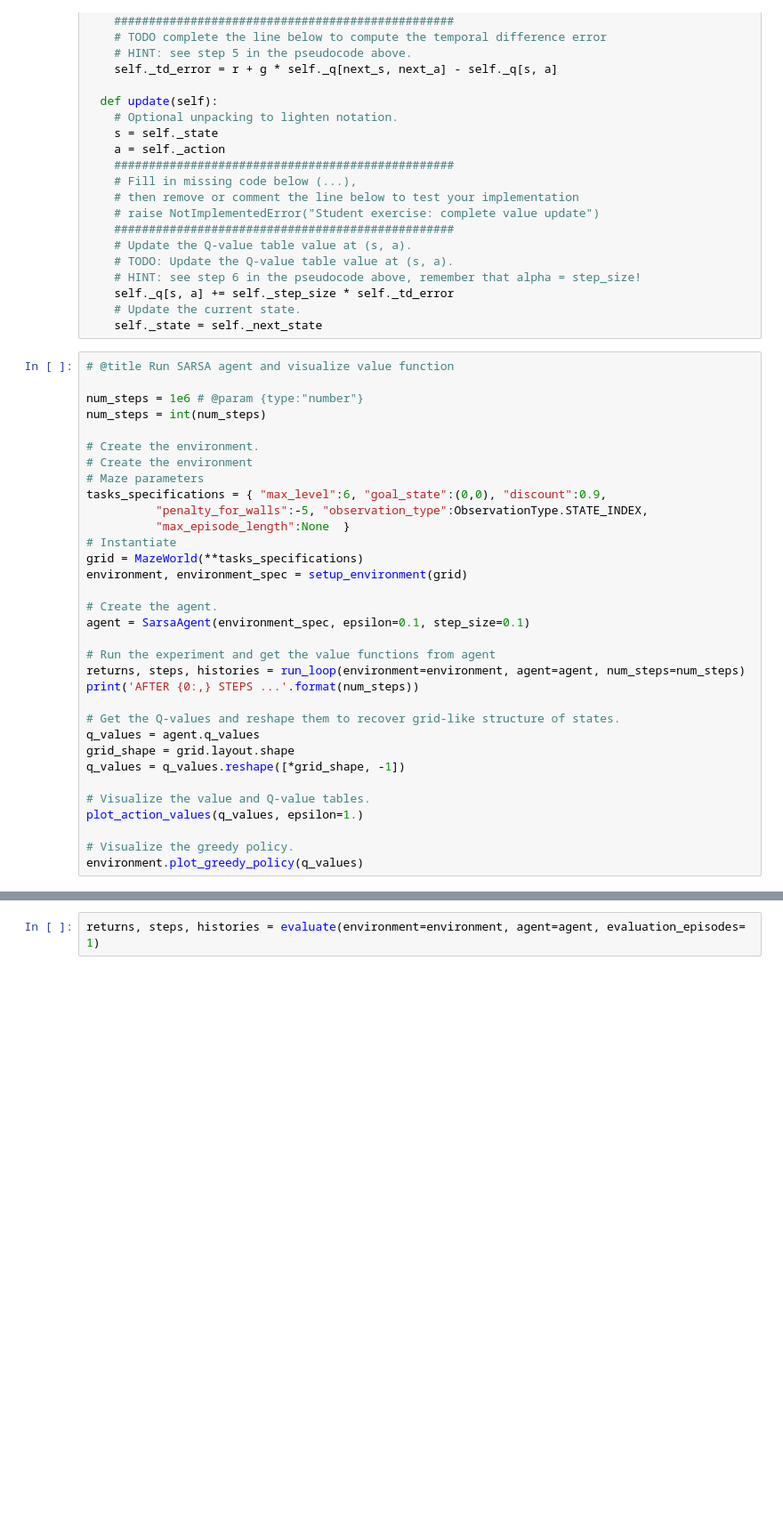
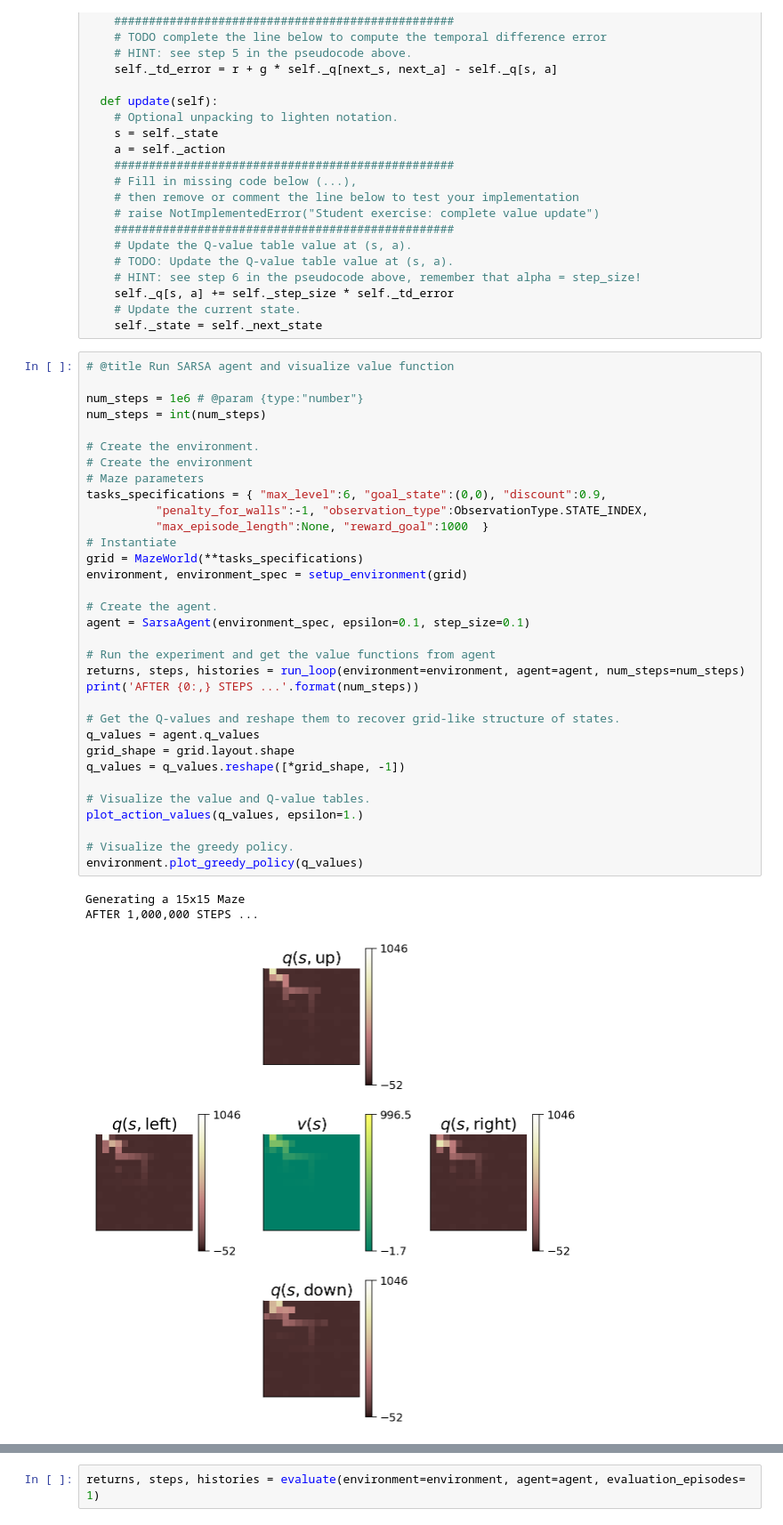
Before and after one commit to RajanDasgupta/agent-azur, a Jupyter notebook: AgentAZUR_MinimalCode.ipynb, the cells around one changed output, grey strips where cells are left out. Shown at 89% size. Cells and saved outputs as stored; diff of their text form; blank space fills up the shorter version.

```diff
--- a/AgentAZUR_MinimalCode.ipynb
+++ b/AgentAZUR_MinimalCode.ipynb
@@ -1701,32 +1738,36 @@ class SarsaAgent(acme.Actor):
 # @title Run SARSA agent and visualize value function
 
 num_steps = 1e6 # @param {type:"number"}
 num_steps = int(num_steps)
 
 # Create the environment.
 # Create the environment
 # Maze parameters
 tasks_specifications = { "max_level":6, "goal_state":(0,0), "discount":0.9,
-          "penalty_for_walls":-5, "observation_type":ObservationType.STATE_INDEX,
-          "max_episode_length":None  }
+          "penalty_for_walls":-1, "observation_type":ObservationType.STATE_INDEX,
+          "max_episode_length":None, "reward_goal":1000  }
 # Instantiate
 grid = MazeWorld(**tasks_specifications)
 environment, environment_spec = setup_environment(grid)
 
 # Create the agent.
 agent = SarsaAgent(environment_spec, epsilon=0.1, step_size=0.1)
 
 # Run the experiment and get the value functions from agent
 returns, steps, histories = run_loop(environment=environment, agent=agent, num_steps=num_steps)
 print('AFTER {0:,} STEPS ...'.format(num_steps))
 
 # Get the Q-values and reshape them to recover grid-like structure of states.
 q_values = agent.q_values
 grid_shape = grid.layout.shape
 q_values = q_values.reshape([*grid_shape, -1])
 
 # Visualize the value and Q-value tables.
 plot_action_values(q_values, epsilon=1.)
 
 # Visualize the greedy policy.
 environment.plot_greedy_policy(q_values)
+# %% [output]
+Generating a 15x15 Maze
+AFTER 1,000,000 STEPS ...
+[figure, added]
```
Also changed, not shown: parts of 13 cells of this notebook, 4 other files.
